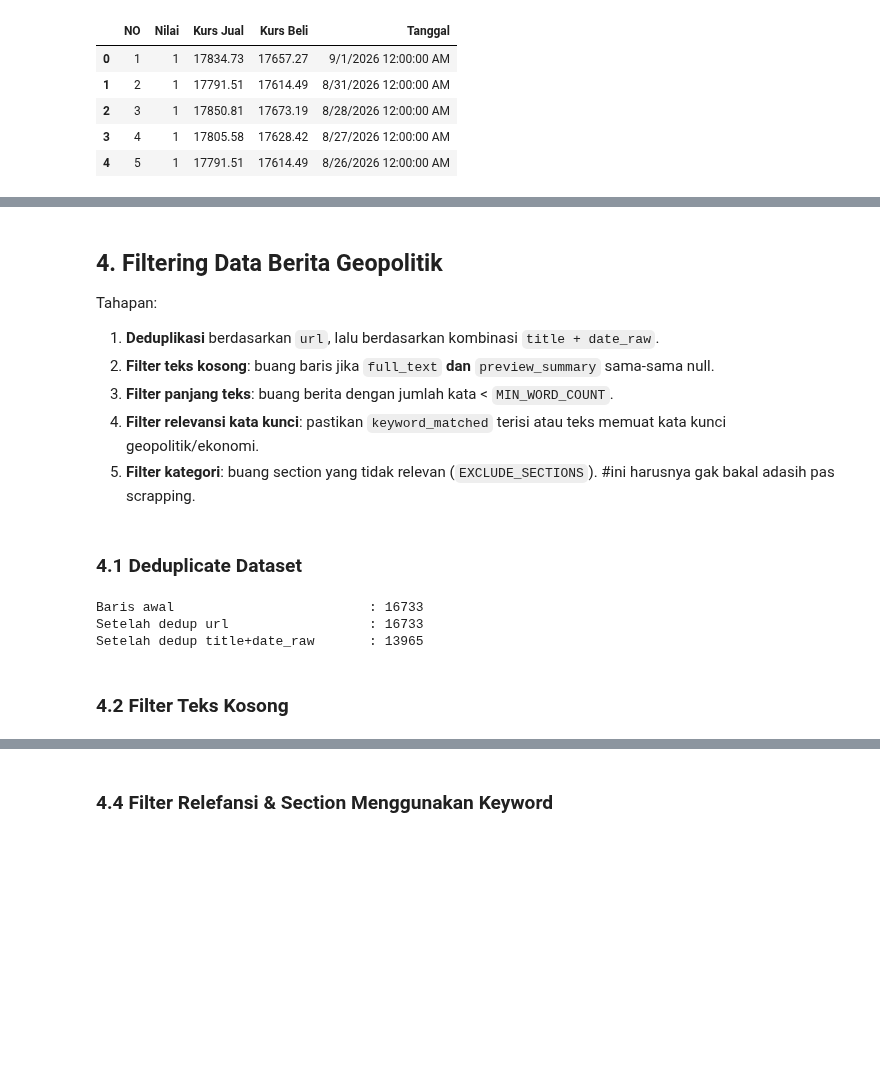
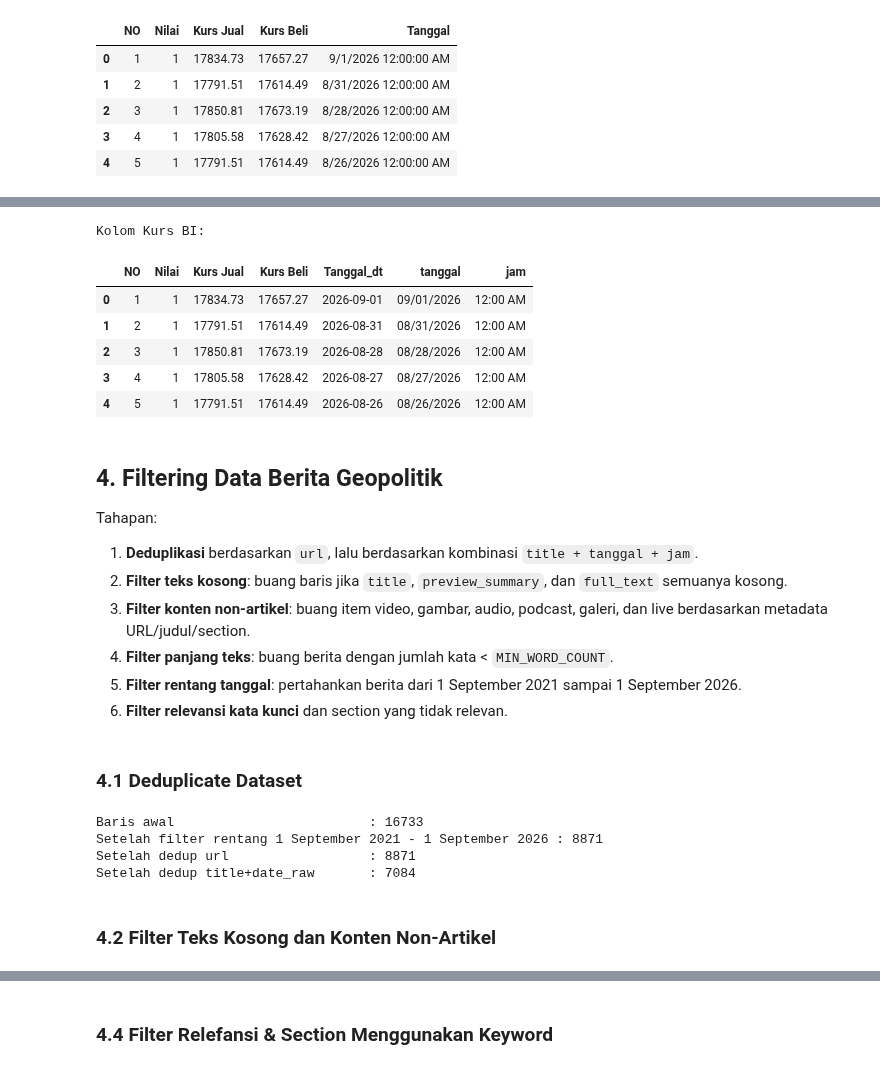
Before and after one commit to farsyaant/nlpproject-grestercinta, a Jupyter notebook: src/preprocessing_pipeline.ipynb, the cells around one changed output, grey strips where cells are left out. Saved outputs shown, nothing was run; the diff lists cells and outputs as text; code cells hidden in the pictures; blank space fills up the shorter version.

```diff
--- a/src/preprocessing_pipeline.ipynb
+++ b/src/preprocessing_pipeline.ipynb
@@ -157,12 +176,32 @@ bi_raw.head(5)
+# %%
+bi_raw["Tanggal_dt"] = pd.to_datetime(bi_raw["Tanggal"], errors="coerce")
+bi_raw["tanggal"] = bi_raw["Tanggal_dt"].dt.strftime("%m/%d/%Y")
+bi_raw["jam"] = bi_raw["Tanggal_dt"].dt.strftime("%I:%M %p")
+bi_raw = bi_raw.drop(
+    columns=["Tanggal"],
+    errors="ignore"
+)
+
+print("Kolom Kurs BI:")
+bi_raw.head(5)
+# %% [output]
+Kolom Kurs BI:
+|  | NO | Nilai | Kurs Jual | Kurs Beli | Tanggal_dt | tanggal | jam |
+| 0 | 1 | 1 | 17834.73 | 17657.27 | 2026-09-01 | 09/01/2026 | 12:00 AM |
+| 1 | 2 | 1 | 17791.51 | 17614.49 | 2026-08-31 | 08/31/2026 | 12:00 AM |
+| 2 | 3 | 1 | 17850.81 | 17673.19 | 2026-08-28 | 08/28/2026 | 12:00 AM |
+| 3 | 4 | 1 | 17805.58 | 17628.42 | 2026-08-27 | 08/27/2026 | 12:00 AM |
+| 4 | 5 | 1 | 17791.51 | 17614.49 | 2026-08-26 | 08/26/2026 | 12:00 AM |
 # %% [markdown]
 ## 4. Filtering Data Berita Geopolitik
 
 Tahapan:
-1. **Deduplikasi** berdasarkan `url`, lalu berdasarkan kombinasi `title + date_raw`.
-2. **Filter teks kosong**: buang baris jika `full_text` **dan** `preview_summary` sama-sama null.
-3. **Filter panjang teks**: buang berita dengan jumlah kata < `MIN_WORD_COUNT`.
-4. **Filter relevansi kata kunci**: pastikan `keyword_matched` terisi atau teks memuat kata kunci geopolitik/ekonomi.
-5. **Filter kategori**: buang section yang tidak relevan (`EXCLUDE_SECTIONS`). #ini harusnya gak bakal adasih pas scrapping.
+1. **Deduplikasi** berdasarkan `url`, lalu berdasarkan kombinasi `title + tanggal + jam`.
+2. **Filter teks kosong**: buang baris jika `title`, `preview_summary`, dan `full_text` semuanya kosong.
+3. **Filter konten non-artikel**: buang item video, gambar, audio, podcast, galeri, dan live berdasarkan metadata URL/judul/section.
+4. **Filter panjang teks**: buang berita dengan jumlah kata < `MIN_WORD_COUNT`.
+5. **Filter rentang tanggal**: pertahankan berita dari 1 September 2021 sampai 1 September 2026.
+6. **Filter relevansi kata kunci** dan section yang tidak relevan.
 # %% [markdown]
 ### 4.1 Deduplicate Dataset
 # %%
@@ -171,21 +210,28 @@ def word_count(text):
         return 0
     return len(text.split())
 
-news = news_raw
+news = news_raw.copy()
 # Ukuran data awal
 print(f"Baris awal                         : {len(news_raw)}")
+
+# Filter rentang tanggal inklusif: 1 September 2021 - 1 September 2026
+start_date = pd.Timestamp("2021-09-01")
+end_date = pd.Timestamp("2026-09-01 23:59:59")
+news = news[news["date_raw_dt"].between(start_date, end_date, inclusive="both")]
+print(f"Setelah filter rentang 1 September 2021 - 1 September 2026 : {len(news)}")
 
 # Setelah di drop URL
 news = news.drop_duplicates(subset=["url"], keep="first")
 print(f"Setelah dedup url                  : {len(news)}")
 
 # Setelah di drop title + date_raw
-news = news.drop_duplicates(subset=["title", "date_raw"], keep="first")
+news = news.drop_duplicates(subset=["title", "tanggal", "jam"], keep="first")
 print(f"Setelah dedup title+date_raw       : {len(news)}")
 # %% [output]
 Baris awal                         : 16733
-Setelah dedup url                  : 16733
-Setelah dedup title+date_raw       : 13965
+Setelah filter rentang 1 September 2021 - 1 September 2026 : 8871
+Setelah dedup url                  : 8871
+Setelah dedup title+date_raw       : 7084
 # %% [markdown]
-### 4.2 Filter Teks Kosong
+### 4.2 Filter Teks Kosong dan Konten Non-Artikel
 # %%
```
Also changed, not shown: parts of 29 cells of this notebook, 9 other files.
